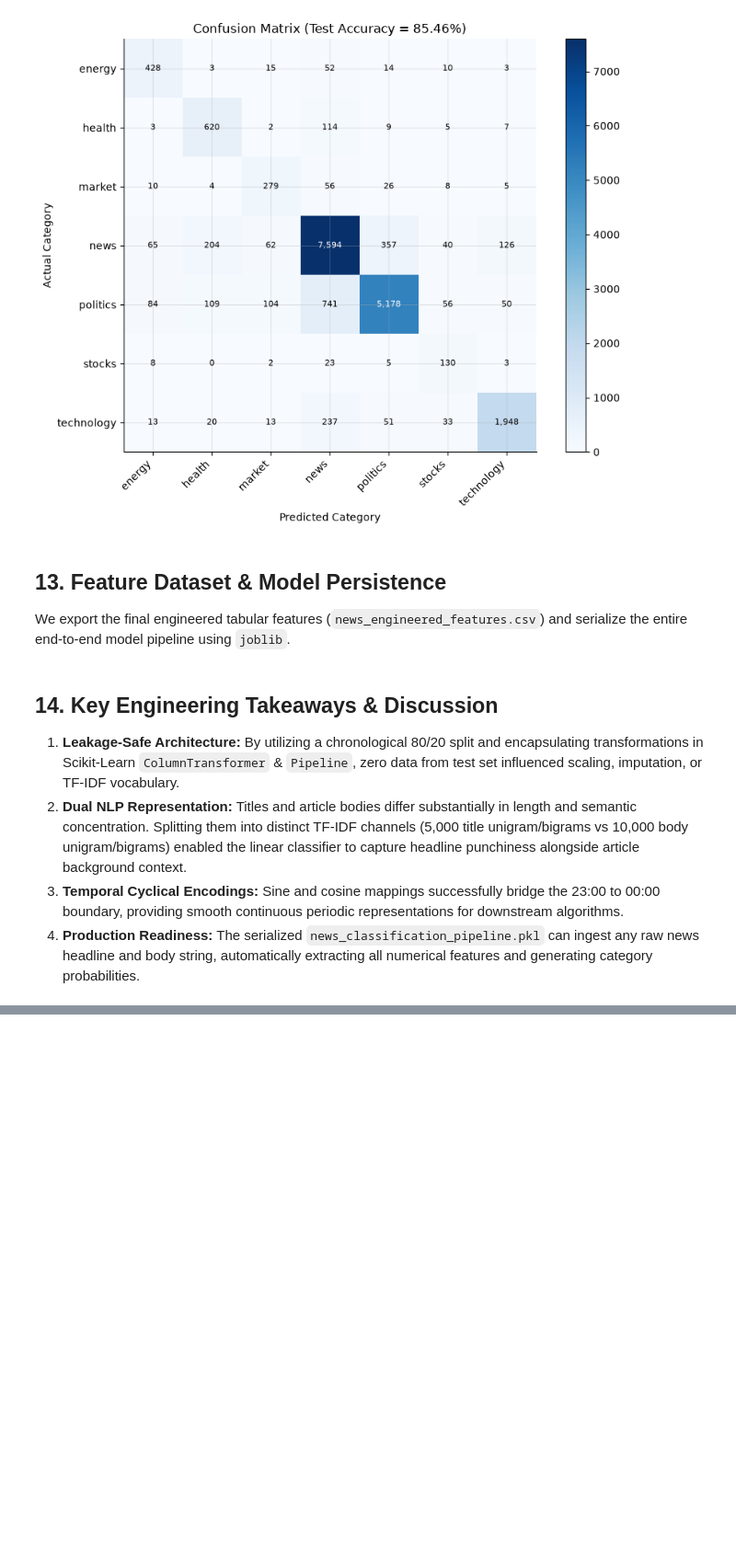
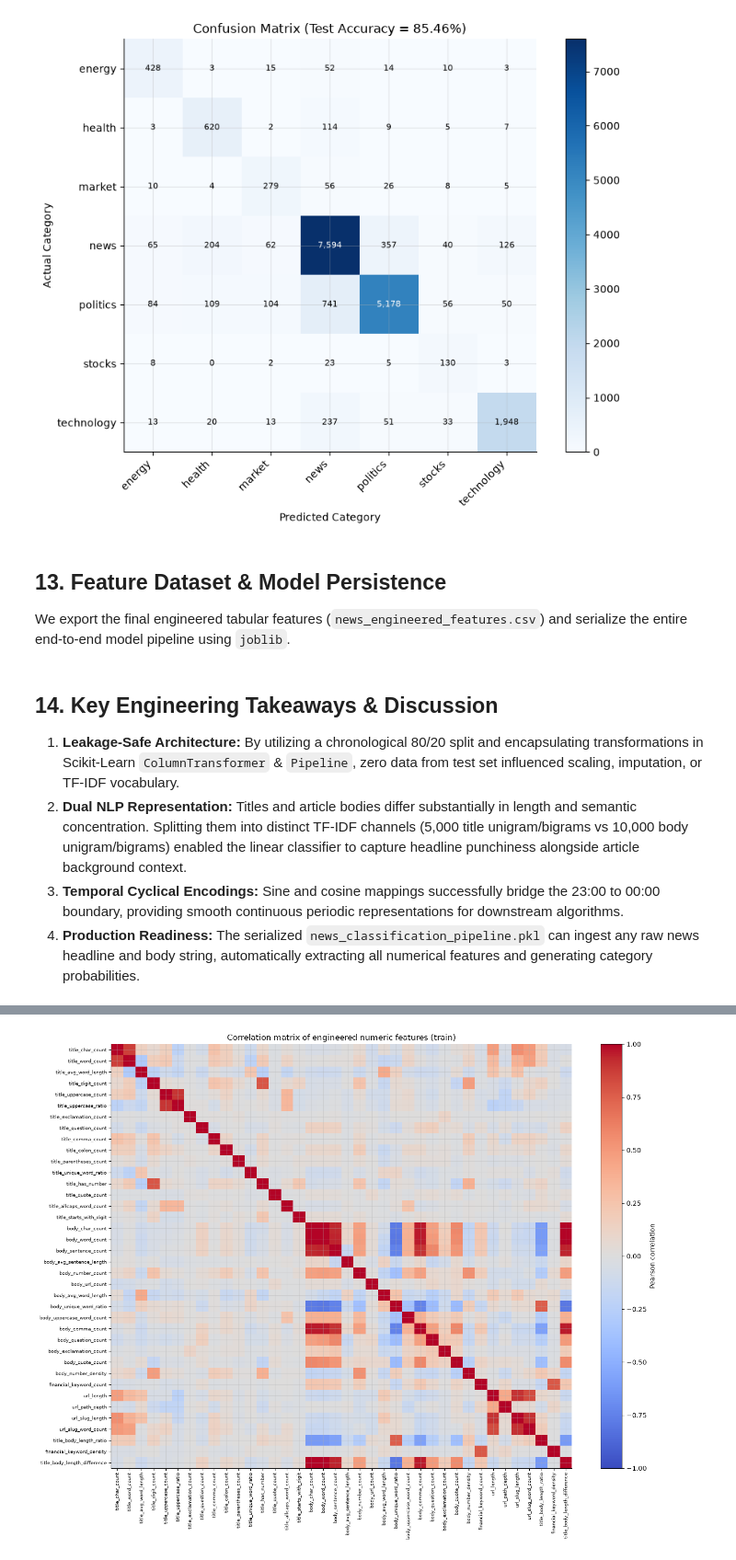
Before and after one commit to shoaibmhr/Pre2-Shoaib-Nawaz, a Jupyter notebook: Task-4-Feature-Engineering/feature_engineering.ipynb, the cells around one changed output, grey strips where cells are left out. Shown at 92% size. Saved outputs shown, nothing was run; the diff lists cells and outputs as text; code cells hidden in the pictures; blank space fills up the shorter version.

```diff
--- a/Task-4-Feature-Engineering/feature_engineering.ipynb
+++ b/Task-4-Feature-Engineering/feature_engineering.ipynb
@@ -622,0 +815,17 @@ for i, pred in enumerate(sample_preds):
+# %%
+df["published_dt"] = pd.to_datetime(df["published_at"], errors="coerce", utc=True, format="mixed")
+print("Missing dates:", df["published_dt"].isna().sum())
+
+df["published_year"] = df["published_dt"].dt.year
+df["published_month"] = df["published_dt"].dt.month
+df["published_day"] = df["published_dt"].dt.day
+df["published_dayofweek"] = df["published_dt"].dt.dayofweek
+df["published_is_weekend"] = df["published_dayofweek"].isin([5, 6]).astype(int)
+
+# Cyclical encoding (NaN-safe)
+df["published_day_sin"] = np.sin(2 * np.pi * df["published_dayofweek"] / 7)
+df["published_day_cos"] = np.cos(2 * np.pi * df["published_dayofweek"] / 7)
+df["published_month_sin"] = np.sin(2 * np.pi * (df["published_month"] - 1) / 12)
+df["published_month_cos"] = np.cos(2 * np.pi * (df["published_month"] - 1) / 12)
+
+display(df[["published_at", "published_dayofweek", "published_day_sin", "published_day_cos"]].head(3))
@@ -622,0 +1395,74 @@ for i, pred in enumerate(sample_preds):
+# %%
+# ===== Feature selection (sirf train par) =====
+# 1. Correlation analysis
+diag_features = title_feature_cols + body_feature_cols + url_feature_cols + interaction_cols
+print("Diagnostic features:", len(diag_features))
+
+corr = train_df[diag_features].corr()
+corr.to_csv(f"{OUT_DIR}/correlation_matrix_train.csv")
+
+plt.figure(figsize=(14, 11))
+plt.imshow(corr, cmap="coolwarm", aspect="auto", vmin=-1, vmax=1)
+plt.colorbar(label="Pearson correlation")
+plt.xticks(range(len(diag_features)), diag_features, rotation=90, fontsize=7)
+plt.yticks(range(len(diag_features)), diag_features, fontsize=7)
+plt.title("Correlation matrix of engineered numeric features (train)")
+save_chart("01_correlation_heatmap_train")
+
+# Bohot zyada correlated pairs (|r| >= 0.85)
+pairs = (
+    corr.where(np.triu(np.ones(corr.shape, dtype=bool), k=1))
+    .stack()
+    .dropna()
+    .rename("r")
+    .reset_index()
+)
+pairs.columns = ["feature_1", "feature_2", "r"]
+high_corr = pairs[pairs["r"].abs() >= 0.85].sort_values("r", key=lambda s: s.abs(), ascending=False)
+print("\nHighly correlated pairs (|r| >= 0.85):")
+display(high_corr.round(3))
+
+# 2. Mutual information (train ka 10k sample)
+mi_sample = train_df.sample(10000, random_state=RANDOM_SEED)
+X_mi = mi_sample[diag_features].replace([np.inf, -np.inf], np.nan)
+X_mi = X_mi.fillna(X_mi.median())
+mi_scores = mutual_info_classif(X_mi, mi_sample["category"].astype(str), random_state=RANDOM_SEED)
+
+mi_df = (
+    pd.DataFrame({"feature": diag_features, "mutual_information": mi_scores})
+    .sort_values("mutual_information", ascending=False)
+    .reset_index(drop=True)
+)
+mi_df.to_csv(f"{OUT_DIR}/mutual_information_train.csv", index=False)
+
+top_mi = mi_df.head(20)
+plt.figure(figsize=(9, 6))
+plt.barh(top_mi["feature"][::-1], top_mi["mutual_information"][::-1], color="teal")
+plt.title("Top 20 features by mutual information with category (train sample)")
+plt.xlabel("Mutual information")
+save_chart("02_mutual_information_train")
+display(mi_df.head(15).round(4))
+
+# 3. chi2 SelectKBest (TF-IDF par)
+y_train_cat = train_df["category"].astype(str)
+
+title_selector = SelectKBest(chi2, k=300).fit(X_title_train, y_train_cat)
+body_selector = SelectKBest(chi2, k=1000).fit(X_body_train, y_train_cat)
+
+X_title_train_sel = title_selector.transform(X_title_train)
+X_title_test_sel = title_selector.transform(X_title_test)
+X_body_train_sel = body_selector.transform(X_body_train)
+X_body_test_sel = body_selector.transform(X_body_test)
+
+print("\nTitle TF-IDF:", X_title_train.shape, "->", X_title_train_sel.shape)
+print("Body TF-IDF :", X_body_train.shape, "->", X_body_train_sel.shape)
+
+def top_chi2_terms(vec, selector, n=30):
+    terms = vec.get_feature_names_out()
+    scores = np.nan_to_num(selector.scores_)
+    idx = scores.argsort()[::-1][:n]
+    return [(terms[i], round(float(scores[i]), 1)) for i in idx]
+
+print("\nTop title terms by chi2:", top_chi2_terms(title_tfidf, title_selector))
+print("\nTop body terms by chi2 :", top_chi2_terms(body_tfidf, body_selector))
+# %% [output]
@@ -622,0 +1470 @@ for i, pred in enumerate(sample_preds):
+[figure, added]
```
Also changed, not shown: parts of 46 cells of this notebook, 20 other files.
